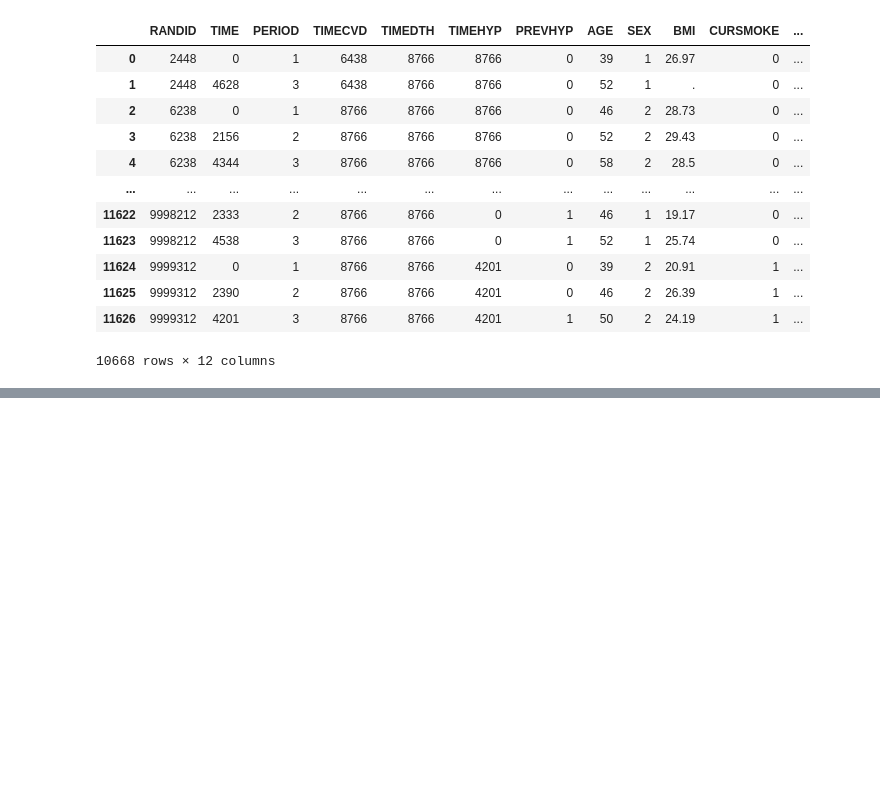
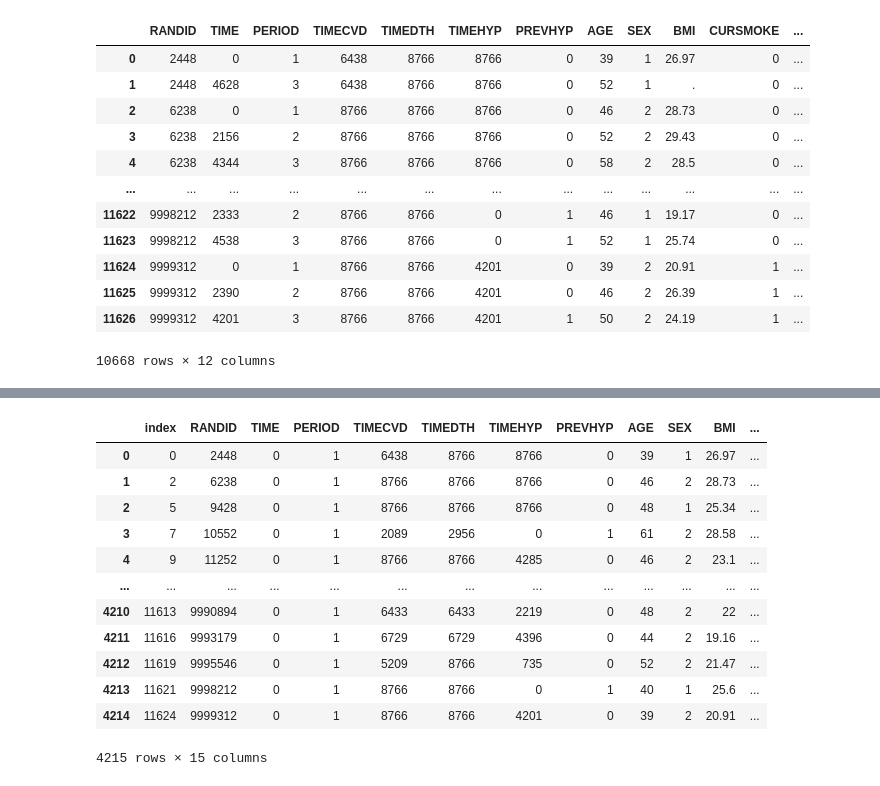
Before and after one commit to krashr-ds/framingham-ms, a Jupyter notebook: FraminghamReshaping.ipynb, the cells around one changed output, grey strips where cells are left out. Drawn from its saved outputs; the diff is of its cells as text; code cells hidden in the pictures; blank space fills up the shorter version.

Commit message:
Reshaped Framingham data for 4 state multi-state model

```diff
--- a/FraminghamReshaping.ipynb
+++ b/FraminghamReshaping.ipynb
@@ -125,0 +191,20 @@ f2.shape
+# %%
+framingham_ms1 = at_risk.drop_duplicates(subset=["RANDID"], keep="first").reset_index()
+framingham_ms1["STATE"] = framingham_ms1["PERIOD"].copy()
+framingham_ms1.loc[framingham_ms1["PREVHYP"]==1, "STATE"] = 2
+framingham_ms1["DAY"] = 0
+framingham_ms1
+# %% [output]
+|  | index | RANDID | TIME | PERIOD | TIMECVD | TIMEDTH | TIMEHYP | PREVHYP | AGE | SEX | BMI | ... |
+| 0 | 0 | 2448 | 0 | 1 | 6438 | 8766 | 8766 | 0 | 39 | 1 | 26.97 | ... |
+| 1 | 2 | 6238 | 0 | 1 | 8766 | 8766 | 8766 | 0 | 46 | 2 | 28.73 | ... |
+| 2 | 5 | 9428 | 0 | 1 | 8766 | 8766 | 8766 | 0 | 48 | 1 | 25.34 | ... |
+| 3 | 7 | 10552 | 0 | 1 | 2089 | 2956 | 0 | 1 | 61 | 2 | 28.58 | ... |
+| 4 | 9 | 11252 | 0 | 1 | 8766 | 8766 | 4285 | 0 | 46 | 2 | 23.1 | ... |
+| ... | ... | ... | ... | ... | ... | ... | ... | ... | ... | ... | ... | ... |
+| 4210 | 11613 | 9990894 | 0 | 1 | 6433 | 6433 | 2219 | 0 | 48 | 2 | 22 | ... |
+| 4211 | 11616 | 9993179 | 0 | 1 | 6729 | 6729 | 4396 | 0 | 44 | 2 | 19.16 | ... |
+| 4212 | 11619 | 9995546 | 0 | 1 | 5209 | 8766 | 735 | 0 | 52 | 2 | 21.47 | ... |
+| 4213 | 11621 | 9998212 | 0 | 1 | 8766 | 8766 | 0 | 1 | 40 | 1 | 25.6 | ... |
+| 4214 | 11624 | 9999312 | 0 | 1 | 8766 | 8766 | 4201 | 0 | 39 | 2 | 20.91 | ... |
+4215 rows × 15 columns
```
Also changed, not shown: parts of 26 cells of this notebook.
